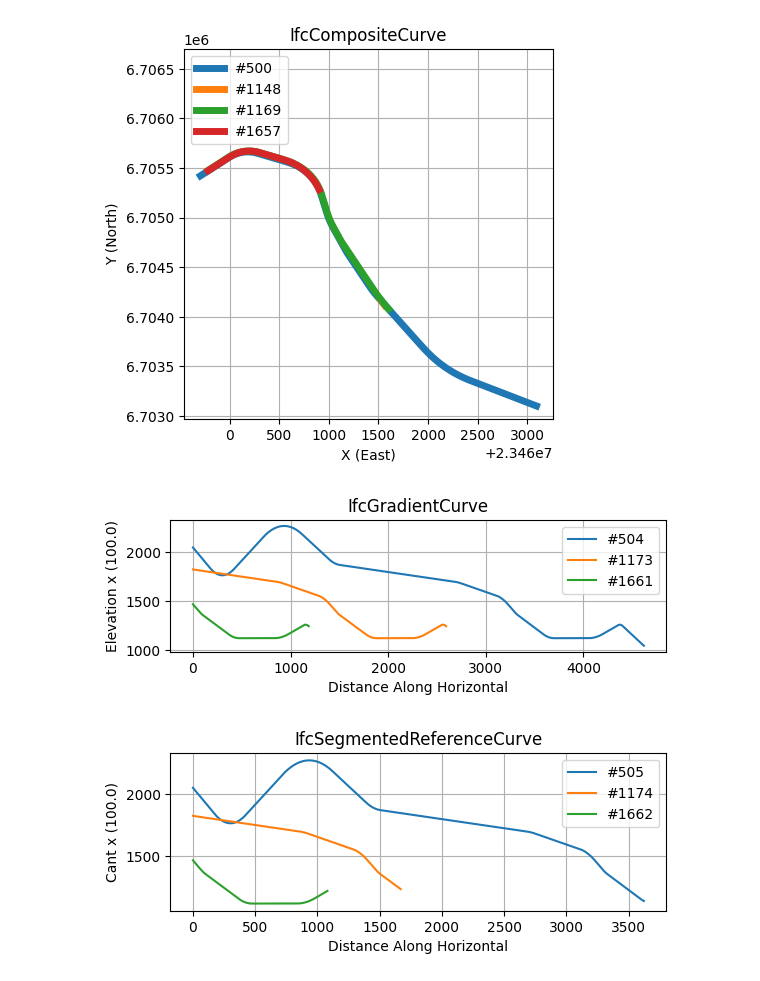
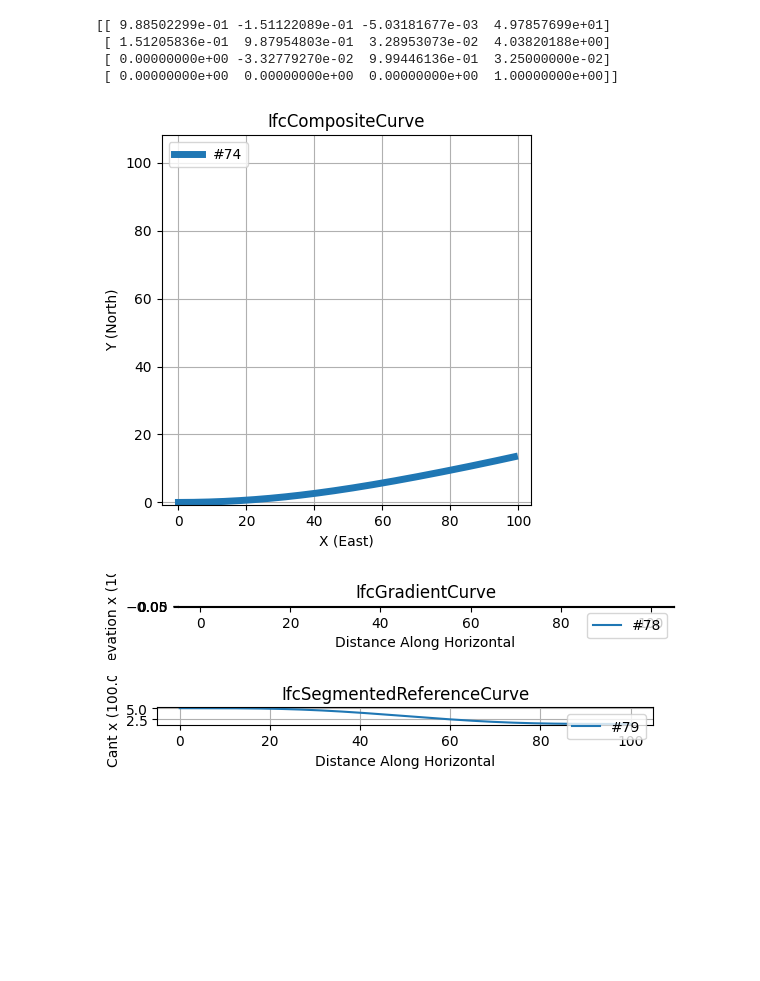
Before and after one commit to RickBrice/IfcAlignmentDriver, a Jupyter notebook: Notebooks/SegmentedReferenceCurvePlot.ipynb, the cells around one changed output. Cells and saved outputs as stored; diff of their text form; code cells hidden in the pictures; blank space fills up the shorter version.

```diff
--- a/Notebooks/SegmentedReferenceCurvePlot.ipynb
+++ b/Notebooks/SegmentedReferenceCurvePlot.ipynb
@@ -9,7 +9,8 @@ import ifcopenshell.api.alignment
 
 
 #model = ifcopenshell.open("F:\\IfcAlignmentAPI\\Exit_Turnout_Huni_Valley_Station.ifc")
-model = ifcopenshell.open("F:\\LX2IFC\\FTIA_LandXML\\3C03_Geom_Kupittaa-Turku_patch2.ifc")
+#model = ifcopenshell.open("F:\\LX2IFC\\FTIA_LandXML\\3C03_Geom_Kupittaa-Turku_patch2.ifc")
+model = ifcopenshell.open("F:\\IFC-Rail-Unit-Test-Reference-Code\\alignment_testset\\IFC-WithFixedGeneratedGeometry\\GENERATED__CantAlignment_VienneseBend_100.0_300_1000_1_Meter.ifc")
 
 alignment = model.by_type("IfcAlignment")[0]
 #ifcopenshell.api.alignment.util.print_alignment_deep(alignment)
@@ -57,6 +58,10 @@ for cc in ccurves:
     evaluator = ifcopenshell.ifcopenshell_wrapper.function_item_evaluator(settings,cant_curve)
     distances = evaluator.evaluation_points()
 
+    q = evaluator.evaluate(50.0)
+    q = np.array(q)
+    print(q)
+
     shape = geom.create_shape(settings,cc)
     verts = shape.verts
     verts = np.array(verts).reshape((-1,3))
@@ -67,33 +72,37 @@ for cc in ccurves:
 
     fig3.plot(distances,z,label="#" + str(cc.id()))
 
 
 fig1.set_title("IfcCompositeCurve")
 fig1.legend(loc="upper left")
 fig1.axis("square")
 fig1.set_aspect('equal',adjustable='box')
 fig1.set_xlabel("X (East)")
 fig1.set_ylabel("Y (North)")
 fig1.grid(True)
 
 fig2.set_title("IfcGradientCurve")
 fig2.legend(loc="upper right")
 #fig2.axis("square")
 fig2.set_aspect('equal',adjustable='box')
 fig2.set_xlabel("Distance Along Horizontal")
 fig2.set_ylabel("Elevation x ("+str(vertical_scale) + ")")
 fig2.grid(True)
 
 fig3.set_title("IfcSegmentedReferenceCurve")
 fig3.legend(loc="upper right")
 #fig3.axis("square")
 fig3.set_aspect('equal',adjustable='box')
 fig3.set_xlabel("Distance Along Horizontal")
 fig3.set_ylabel("Cant x ("+str(vertical_scale) + ")")
 fig3.grid(True)
 
 plt.show()
 # %% [output]
+[[ 9.88502299e-01 -1.51122089e-01 -5.03181677e-03  4.97857699e+01]
+ [ 1.51205836e-01  9.87954803e-01  3.28953073e-02  4.03820188e+00]
+ [ 0.00000000e+00 -3.32779270e-02  9.99446136e-01  3.25000000e-02]
+ [ 0.00000000e+00  0.00000000e+00  0.00000000e+00  1.00000000e+00]]
-[figure, old version]
+[figure, new version]
-[figure, old version]
+[figure, new version]
-[figure, old version]
+[figure, new version]
```
Also changed, not shown: 5 other files.
